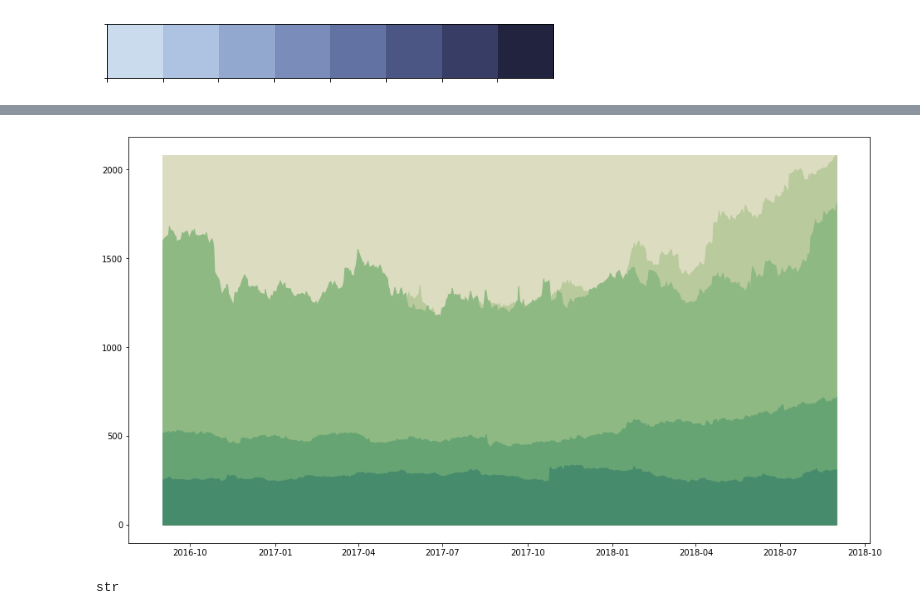
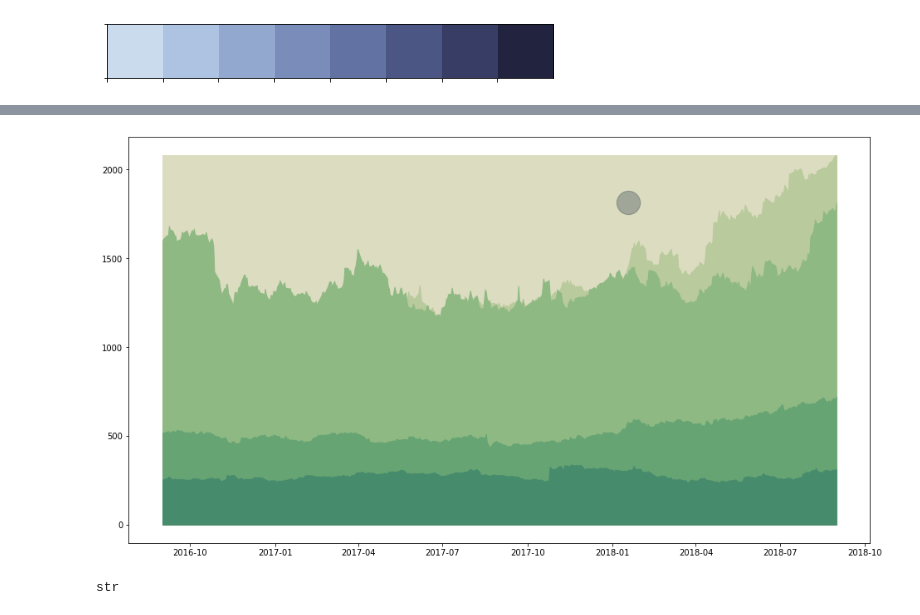
Before and after one commit to unnikrishnannambiar/csvart, a Jupyter notebook: test.ipynb, the cells around one changed output, grey strips where cells are left out. Cells and saved outputs as stored; diff of their text form; code cells hidden in the pictures.

```diff
--- a/test.ipynb
+++ b/test.ipynb
@@ -210,3 +210,15 @@ sns.palplot(
 # %%
 pal = sns.color_palette(sns.cubehelix_palette(num_shades, rot=-float(str(np.random.random())[1:3])))
 col = pal.as_hex()
+# %%
+import matplotlib.pyplot as plt
+import numpy as np
+
+x = list(range(1,6))
+y = list(range(10, 20, 2))
+
+print(x, y)
+
+for i, data in enumerate(zip(x,y)):
+    j, k = data
+    plt.scatter(j,k, marker = "o", s = ((i+1)**4)*50, alpha = 0.3)
@@ -213,12 +228,13 @@ col = pal.as_hex()
 # %%
 plt.figure(figsize=(16,9))
 plt.fill_between(S[val[0][1]].index,S[val[0][1]].max(), color = str(col[0]))
+plt.scatter(S.index[int(len(S) * np.random.random())],S[val[1][1]].max(), marker = "o", s = ((1+1)**4)*50, alpha = 0.3, color = col[-1])
 for temp in range(len(val)):
     i = val[temp][1]
     plt.fill_between(S[i].index,S[i], color = str(col[temp + 1]))
 plt.savefig(i + '.png')
 # %% [output]
-[figure, old version]
+[figure, new version]
 # %%
 type(col[0])
 # %% [output]
```
Also changed, not shown: parts of 3 cells of this notebook, 2 other files.
